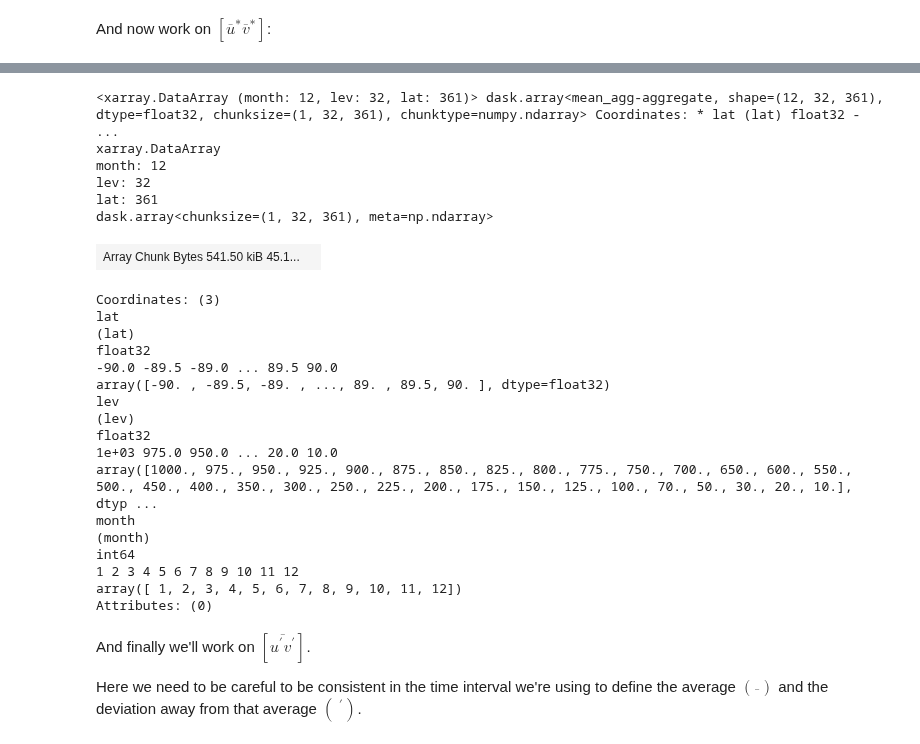
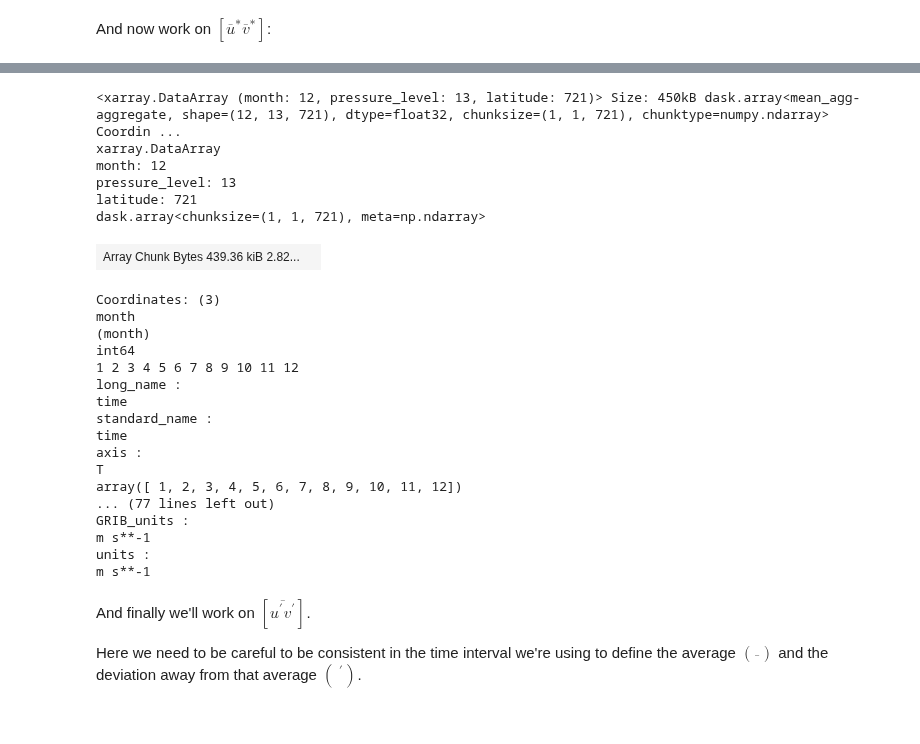
Before and after one commit to brian-rose/general-circulation, a Jupyter notebook: lectures/angular-momentum-budget.ipynb, the cells around one changed output, grey strips where cells are left out. Saved outputs shown, nothing was run; the diff lists cells and outputs as text; code cells hidden in the pictures.

```diff
--- a/lectures/angular-momentum-budget.ipynb
+++ b/lectures/angular-momentum-budget.ipynb
@@ -701,6 +758,7 @@ $$ [\overline{uv}] = [\overline{u}][\overline{v}] + [\overline{u}^* \overline{v}
 
 We'll work on $[\overline{u}][\overline{v}]$ first:
 # %%
+u_zon = u.mean(dim='longitude')
 u_zon_mon = u_zon.groupby(u_zon.valid_time.dt.month).mean(dim='valid_time')
 v_zon = v.mean(dim='longitude')
 v_zon_mon = v_zon.groupby(v_zon.valid_time.dt.month).mean(dim='valid_time')
@@ -767,33 +897,33 @@ Attributes: (0)
 # %%
-ustar_mon = ustar.groupby(u.valid_time.dt.month).mean(dim='valid_time')
-vstar_mon = vstar.groupby(v.valid_time.dt.month).mean(dim='valid_time')
+ustar_mon = ustar.groupby(ustar.valid_time.dt.month).mean(dim='valid_time')
+vstar_mon = vstar.groupby(vstar.valid_time.dt.month).mean(dim='valid_time')
 flux_stationary = (ustar_mon * vstar_mon).mean(dim='longitude')
 flux_stationary
 # %% [output]
-<xarray.DataArray (month: 12, lev: 32, lat: 361)> dask.array<mean_agg-aggregate, shape=(12, 32, 361), dtype=float32, chunksize=(1, 32, 361), chunktype=numpy.ndarray> Coordinates: * lat (lat) float32 - ...
+<xarray.DataArray (month: 12, pressure_level: 13, latitude: 721)> Size: 450kB dask.array<mean_agg-aggregate, shape=(12, 13, 721), dtype=float32, chunksize=(1, 1, 721), chunktype=numpy.ndarray> Coordin ...
 xarray.DataArray
 month: 12
-lev: 32
-lat: 361
-dask.array<chunksize=(1, 32, 361), meta=np.ndarray>
+pressure_level: 13
+latitude: 721
+dask.array<chunksize=(1, 1, 721), meta=np.ndarray>
-| Array Chunk Bytes 541.50 kiB 45.1... |  |
+| Array Chunk Bytes 439.36 kiB 2.82... |  |
 Coordinates: (3)
-lat
-(lat)
-float32
--90.0 -89.5 -89.0 ... 89.5 90.0
-array([-90. , -89.5, -89. , ..., 89. , 89.5, 90. ], dtype=float32)
-lev
-(lev)
-float32
-1e+03 975.0 950.0 ... 20.0 10.0
-array([1000., 975., 950., 925., 900., 875., 850., 825., 800., 775., 750., 700., 650., 600., 550., 500., 450., 400., 350., 300., 250., 225., 200., 175., 150., 125., 100., 70., 50., 30., 20., 10.], dtyp ...
 month
 (month)
 int64
 1 2 3 4 5 6 7 8 9 10 11 12
+long_name :
+time
+standard_name :
+time
+axis :
+T
 array([ 1, 2, 3, 4, 5, 6, 7, 8, 9, 10, 11, 12])
-Attributes: (0)
+... (77 lines left out)
+GRIB_units :
+m s**-1
+units :
+m s**-1
 # %% [markdown]
 And finally we'll work on $[\overline{u^\prime v^\prime}]$.
 
```
Also changed, not shown: parts of 23 cells of this notebook.
